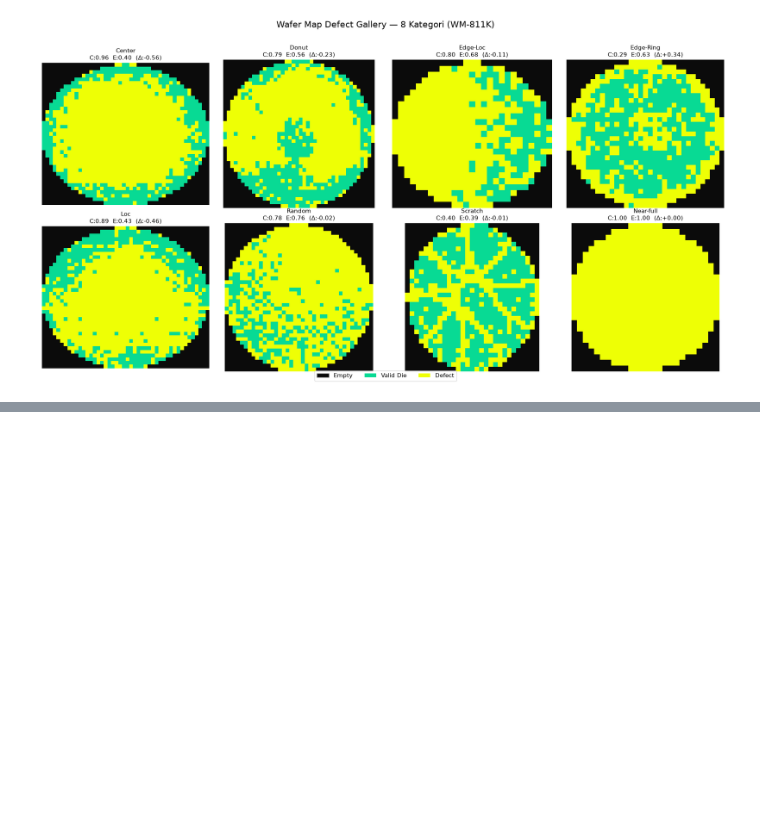
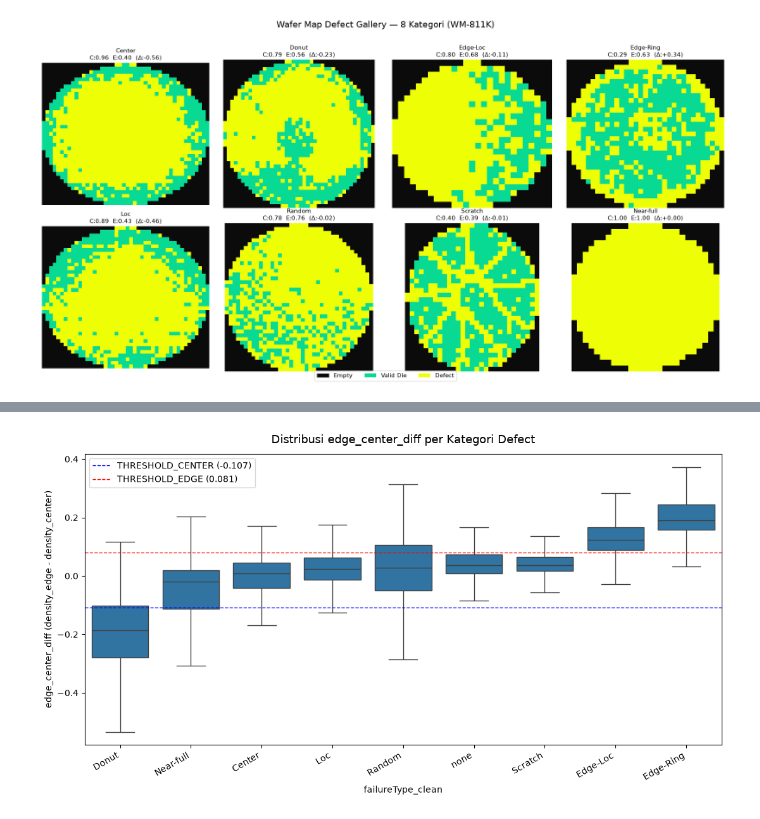
Before and after one commit to AfiefMiko/wafer-map-eda-python, a Jupyter notebook: notebooks/04_defect_gallery.ipynb, the cells around one changed output, grey strips where cells are left out. Cells and saved outputs as stored; diff of their text form; code cells hidden in the pictures; blank space fills up the shorter version.

```diff
--- a/notebooks/04_defect_gallery.ipynb
+++ b/notebooks/04_defect_gallery.ipynb
@@ -98,0 +139,36 @@ plt.show()
+# %%
+threshold_center = df_reliable.loc[df_reliable['is_center_heavy'], 'edge_center_diff'].max()
+threshold_edge = df_reliable.loc[df_reliable['is_edge_heavy'], 'edge_center_diff'].min()
+
+# Urutkan kategori berdasarkan median, biar boxplot kebaca sebagai
+order = (
+    df_reliable.groupby('failureType_clean', observed=True)['edge_center_diff']
+    .median()
+    .sort_values()
+    .index
+)
+
+plt.figure(figsize=(11, 6))
+sns.boxplot(
+    data=df_reliable,
+    x='failureType_clean',
+    y='edge_center_diff',
+    order=order,
+    showfliers=False,
+)
+plt.axhline(threshold_center, color='blue', linestyle='--', linewidth=1,
+            label=f'THRESHOLD_CENTER ({threshold_center:.3f})')
+plt.axhline(threshold_edge, color='red', linestyle='--', linewidth=1,
+            label=f'THRESHOLD_EDGE ({threshold_edge:.3f})')
+plt.legend()
+plt.title('Distribusi edge_center_diff per Kategori Defect', fontsize=13, pad=12)
+plt.xlabel('failureType_clean')
+plt.ylabel('edge_center_diff (density_edge - density_center)')
+plt.xticks(rotation=30, ha='right')
+plt.tight_layout()
+
+Path('../assets').mkdir(exist_ok=True)
+plt.savefig('../assets/edge_center_diff_boxplot.png', dpi=150, bbox_inches='tight')
+plt.show()
+# %% [output]
+[figure, added]
```
Also changed, not shown: parts of 3 cells of this notebook.
